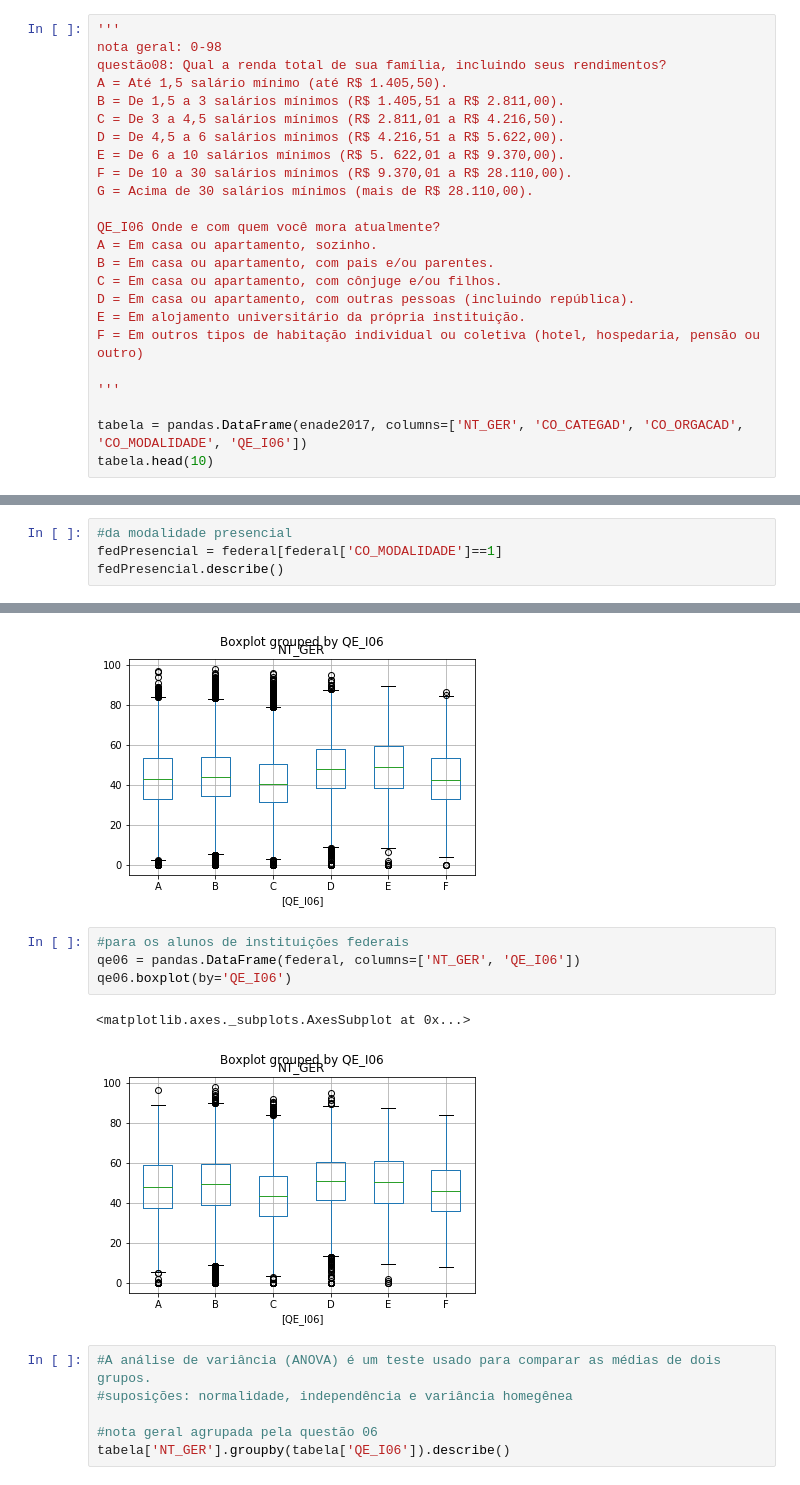
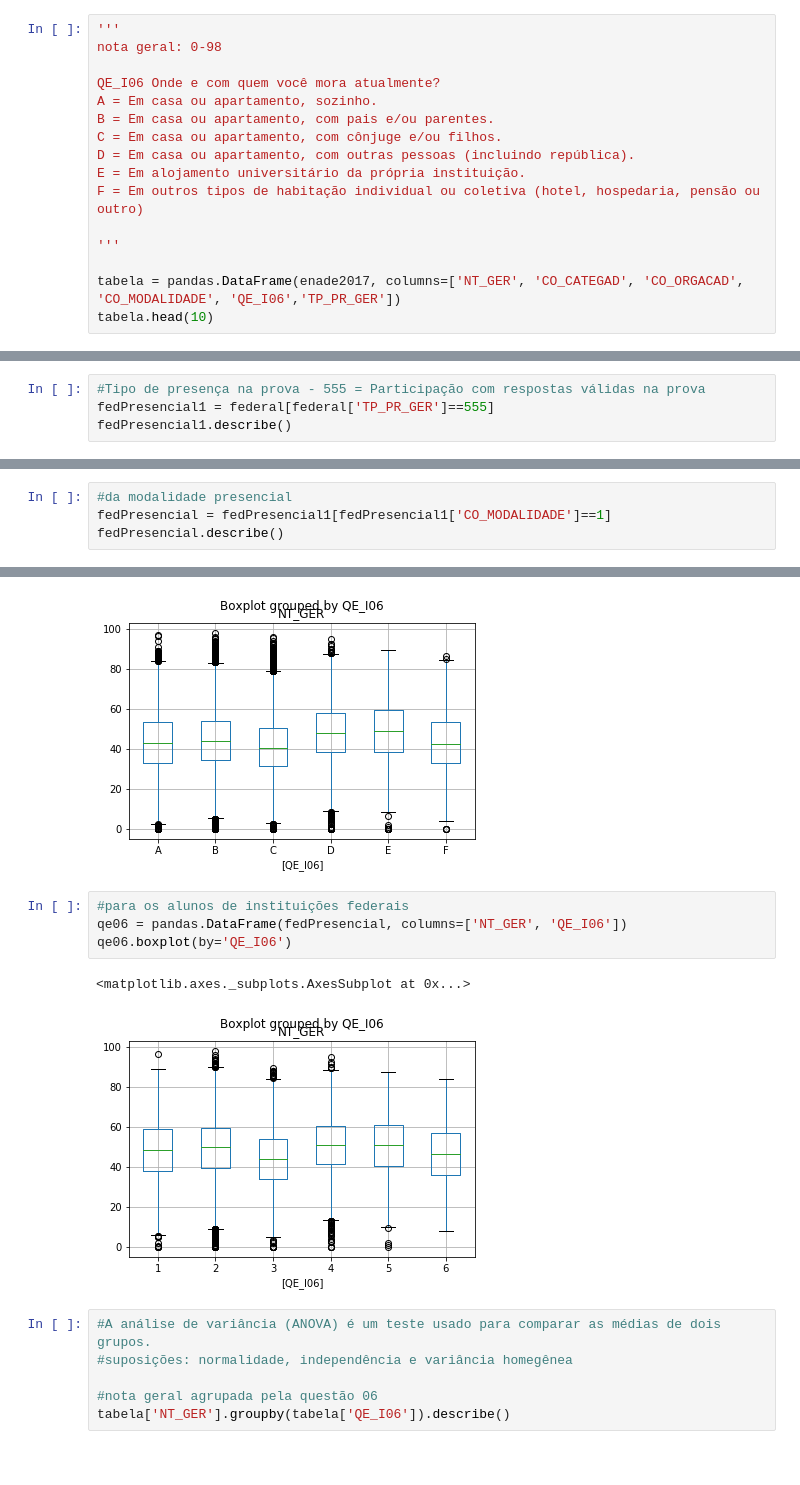
Before and after one commit to nayaras/topicosIC-1, a Jupyter notebook: enade.ipynb, the cells around one changed output, grey strips where cells are left out. Saved outputs shown, nothing was run; the diff lists cells and outputs as text.

```diff
--- a/enade.ipynb
+++ b/enade.ipynb
@@ -37,14 +37,6 @@ Index(['NU_ANO', 'CO_IES', 'CO_CATEGAD', 'CO_ORGACAD', 'CO_GRUPO', 'CO_CURSO',
 # %%
 '''
 nota geral: 0-98
-questão08: Qual a renda total de sua família, incluindo seus rendimentos?
-A = Até 1,5 salário mínimo (até R$ 1.405,50).
-B = De 1,5 a 3 salários mínimos (R$ 1.405,51 a R$ 2.811,00).
-C = De 3 a 4,5 salários mínimos (R$ 2.811,01 a R$ 4.216,50).
-D = De 4,5 a 6 salários mínimos (R$ 4.216,51 a R$ 5.622,00).
-E = De 6 a 10 salários mínimos (R$ 5. 622,01 a R$ 9.370,00).
-F = De 10 a 30 salários mínimos (R$ 9.370,01 a R$ 28.110,00).
-G = Acima de 30 salários mínimos (mais de R$ 28.110,00).
 
 QE_I06 Onde e com quem você mora atualmente?
 A = Em casa ou apartamento, sozinho.
@@ -56,6 +48,6 @@ F = Em outros tipos de habitação individual ou coletiva (hotel, hospedaria, pe
 
 '''
 
-tabela = pandas.DataFrame(enade2017, columns=['NT_GER', 'CO_CATEGAD', 'CO_ORGACAD', 'CO_MODALIDADE', 'QE_I06'])
+tabela = pandas.DataFrame(enade2017, columns=['NT_GER', 'CO_CATEGAD', 'CO_ORGACAD', 'CO_MODALIDADE', 'QE_I06','TP_PR_GER'])
 tabela.head(10)
 # %% [output]
@@ -184,3 +176,7 @@ min           0.000000
 75%          58.400000
 max          98.100000
 Name: NT_GER, dtype: float64
+# %%
+#Tipo de presença na prova - 555 = Participação com respostas válidas na prova
+fedPresencial1 = federal[federal['TP_PR_GER']==555]
+fedPresencial1.describe()
@@ -187,5 +193,5 @@ Name: NT_GER, dtype: float64
 # %%
 #da modalidade presencial
-fedPresencial = federal[federal['CO_MODALIDADE']==1]
+fedPresencial = fedPresencial1[fedPresencial1['CO_MODALIDADE']==1]
 fedPresencial.describe()
 # %% [output]
@@ -338,11 +344,11 @@ qe06.boxplot(by='QE_I06')
 [figure]
 # %%
 #para os alunos de instituições federais
-qe06 = pandas.DataFrame(federal, columns=['NT_GER', 'QE_I06'])
+qe06 = pandas.DataFrame(fedPresencial, columns=['NT_GER', 'QE_I06'])
 qe06.boxplot(by='QE_I06')
 # %% [output]
 <matplotlib.axes._subplots.AxesSubplot at 0x...>
-[figure, old version]
+[figure, new version]
 # %%
 #A análise de variância (ANOVA) é um teste usado para comparar as médias de dois grupos.
 #suposições: normalidade, independência e variância homegênea
```
Also changed, not shown: parts of 11 cells of this notebook.
